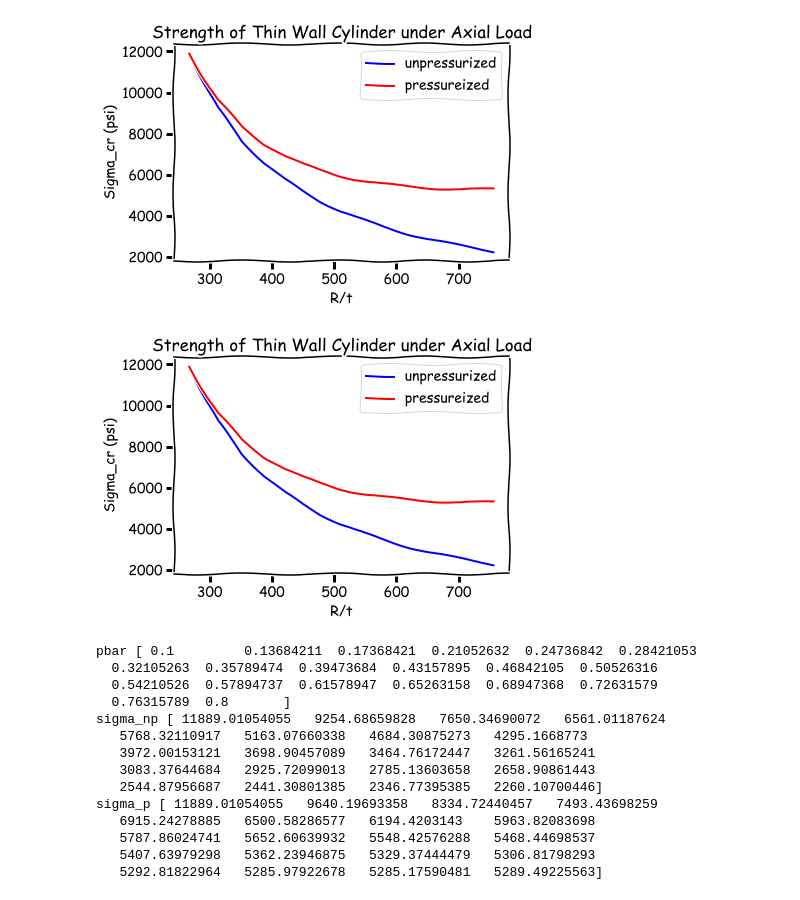
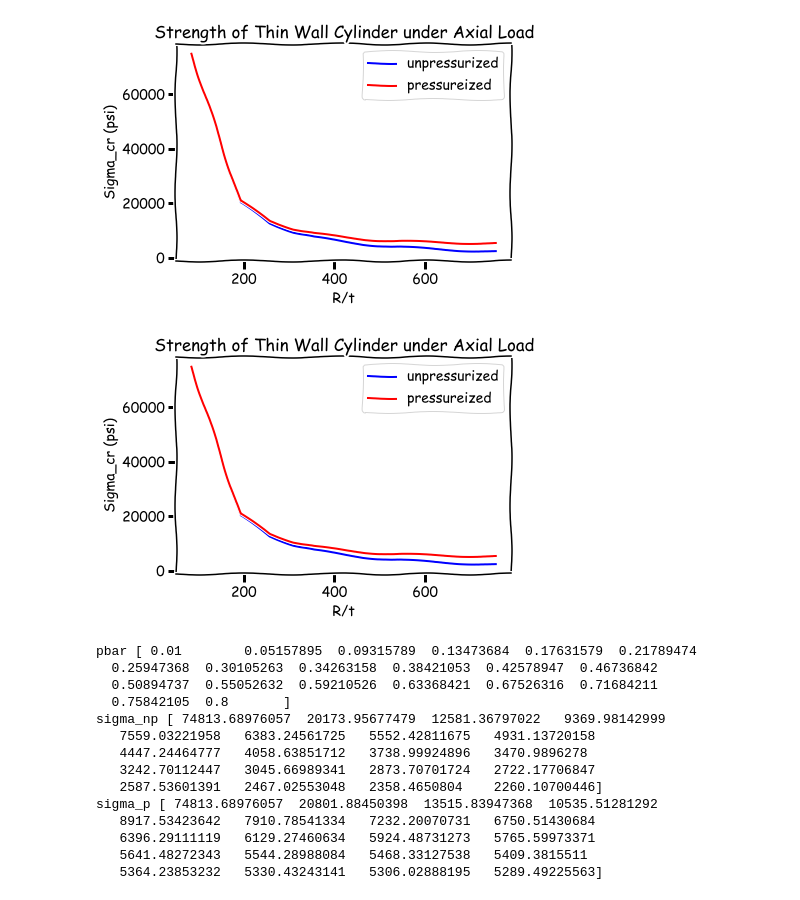
Before and after one commit to Immortalin/axial_loading, a Jupyter notebook: jupyter/buckling.ipynb, the cells around one changed output. Saved outputs shown, nothing was run; the diff lists cells and outputs as text; code cells hidden in the pictures.

```diff
--- a/jupyter/buckling.ipynb
+++ b/jupyter/buckling.ipynb
@@ -32,7 +32,7 @@ class airframe(object):
         """generate array of pbar values
         in the linear region as defined by
         Fung and Sechler"""
-        self.pbar = np.linspace(0.1, 0.8, self.num_steps)
+        self.pbar = np.linspace(0.01, 0.8, self.num_steps)
 
     def get_p(self):
         # self.p = np.linspace(0.0, 14.0, self.num_steps)
@@ -63,46 +63,46 @@ class airframe(object):
         self.sigmacrbar0 = self.K0
 
     def get_sigmacr_np(self):
         """calculate sigmacr without internal pressure"""
         self.sigmacr_np = self.K0 * self.E / self.Rtratio
 
     def get_sigmacrbar_p(self):
         self.sigmacrbar_p = self.sigmacrbar0 + self.delta_sigmacrbar
 
     def get_sigmacr_p(self):
         self.sigmacr_p = self.sigmacrbar_p * self.E / self.Rtratio
 
     def plot_sigmacr_np_v_tR(self):
         with plt.xkcd():
             plt.plot(self.Rtratio, self.sigmacr_np, 'b', label='unpressurized')
             plt.plot(self.Rtratio, self.sigmacr_p, 'r', label='pressureized')
             plt.xlabel('R/t')
             plt.ylabel('Sigma_cr (psi)')
             plt.title('Strength of Thin Wall Cylinder under Axial Load')
             plt.legend(loc='upper right')
             plt.savefig(os.path.join(os.getcwd(), 'AxialStrengthRt.png'))
             plt.show()
 
 LaunchySLV = airframe()
 LaunchySLV.plot_sigmacr_np_v_tR()
 
 print('pbar', LaunchySLV.pbar)
 print('sigma_np', LaunchySLV.sigmacr_np)
 print('sigma_p', LaunchySLV.sigmacr_p)
 # %% [output]
-[figure, old version]
+[figure, new version]
-[figure, old version]
+[figure, new version]
-pbar [ 0.1         0.13684211  0.17368421  0.21052632  0.24736842  0.28421053
-  0.32105263  0.35789474  0.39473684  0.43157895  0.46842105  0.50526316
-  0.54210526  0.57894737  0.61578947  0.65263158  0.68947368  0.72631579
-  0.76315789  0.8       ]
-sigma_np [ 11889.01054055   9254.68659828   7650.34690072   6561.01187624
-   5768.32110917   5163.07660338   4684.30875273   4295.1668773
-   3972.00153121   3698.90457089   3464.76172447   3261.56165241
-   3083.37644684   2925.72099013   2785.13603658   2658.90861443
-   2544.87956687   2441.30801385   2346.77395385   2260.10700446]
-sigma_p [ 11889.01054055   9640.19693358   8334.72440457   7493.43698259
-   6915.24278885   6500.58286577   6194.4203143    5963.82083698
-   5787.86024741   5652.60639932   5548.42576288   5468.44698537
-   5407.63979298   5362.23946875   5329.37444479   5306.81798293
-   5292.81822964   5285.97922678   5285.17590481   5289.49225563]
+pbar [ 0.01        0.05157895  0.09315789  0.13473684  0.17631579  0.21789474
+  0.25947368  0.30105263  0.34263158  0.38421053  0.42578947  0.46736842
+  0.50894737  0.55052632  0.59210526  0.63368421  0.67526316  0.71684211
+  0.75842105  0.8       ]
+sigma_np [ 74813.68976057  20173.95677479  12581.36797022   9369.98142999
+   7559.03221958   6383.24561725   5552.42811675   4931.13720158
+   4447.24464777   4058.63851712   3738.99924896   3470.9896278
+   3242.70112447   3045.66989341   2873.70701724   2722.17706847
+   2587.53601391   2467.02553048   2358.4650804    2260.10700446]
+sigma_p [ 74813.68976057  20801.88450398  13515.83947368  10535.51281292
+   8917.53423642   7910.78541334   7232.20070731   6750.51430684
+   6396.29111119   6129.27460634   5924.48731273   5765.59973371
+   5641.48272343   5544.28988084   5468.33127538   5409.3815511
+   5364.23853232   5330.43243141   5306.02888195   5289.49225563]
```
